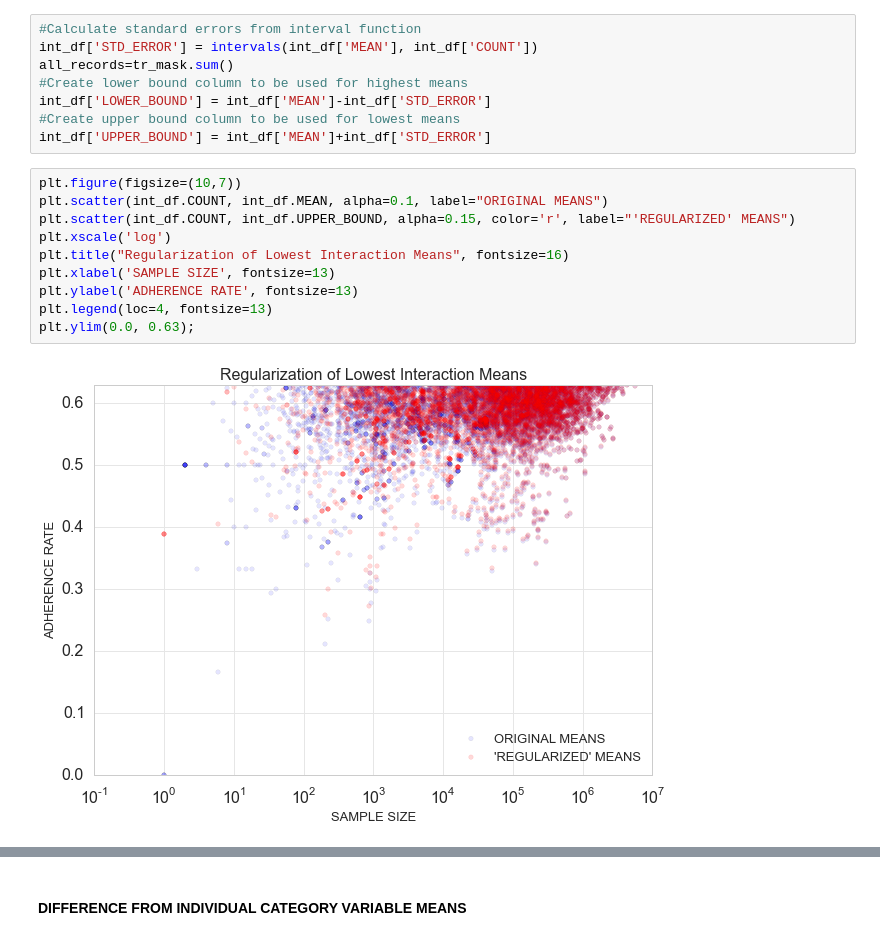
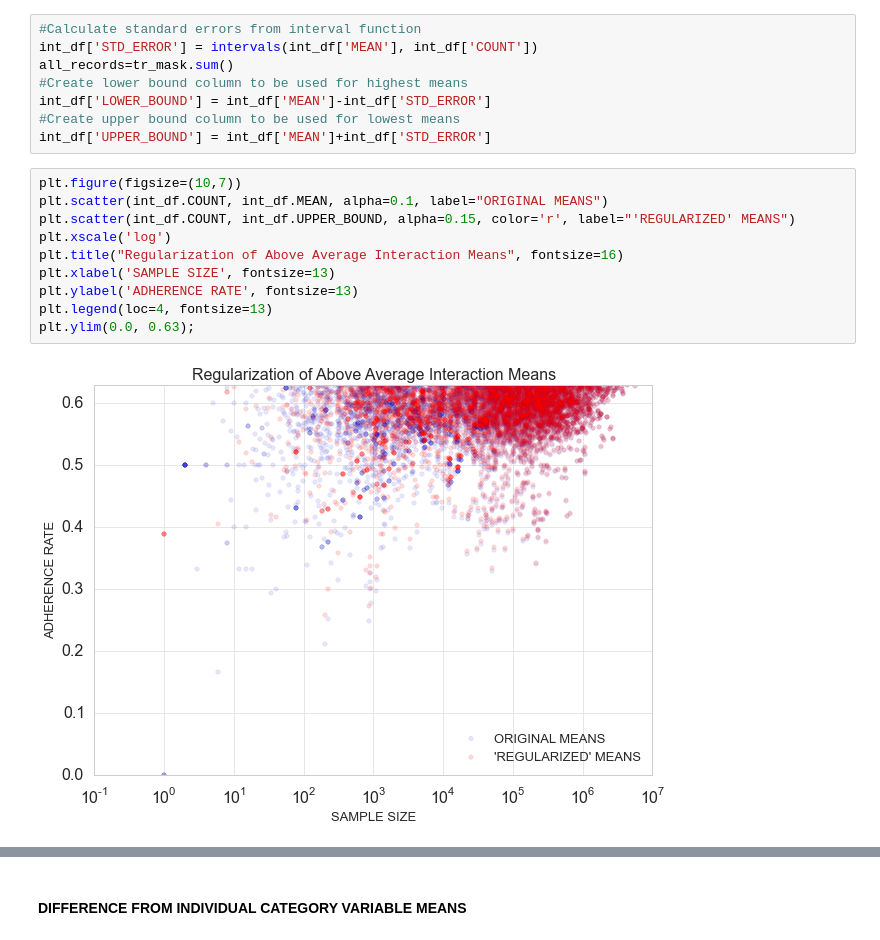
Before and after one commit to TNames/DRUG_TREATMENT_PROJECT, a Jupyter notebook: Process_Book.ipynb, the cells around one changed output, grey strips where cells are left out. Saved outputs shown, nothing was run; the diff lists cells and outputs as text.

```diff
--- a/Process_Book.ipynb
+++ b/Process_Book.ipynb
@@ -1015,15 +1063,15 @@ int_df['UPPER_BOUND'] = int_df['MEAN']+int_df['STD_ERROR']
 # %%
 plt.figure(figsize=(10,7))
 plt.scatter(int_df.COUNT, int_df.MEAN, alpha=0.1, label="ORIGINAL MEANS")
 plt.scatter(int_df.COUNT, int_df.UPPER_BOUND, alpha=0.15, color='r', label="'REGULARIZED' MEANS")
 plt.xscale('log')
-plt.title("Regularization of Lowest Interaction Means", fontsize=16)
+plt.title("Regularization of Above Average Interaction Means", fontsize=16)
 plt.xlabel('SAMPLE SIZE', fontsize=13)
 plt.ylabel('ADHERENCE RATE', fontsize=13)
 plt.legend(loc=4, fontsize=13)
 plt.ylim(0.0, 0.63);
 # %% [output]
-[figure, old version]
+[figure, new version]
 # %%
 plt.figure(figsize=(10,7))
 plt.scatter(int_df.COUNT, int_df.MEAN, alpha=0.1, label="ORIGINAL MEANS")
```
Also changed, not shown: parts of 18 cells of this notebook.
